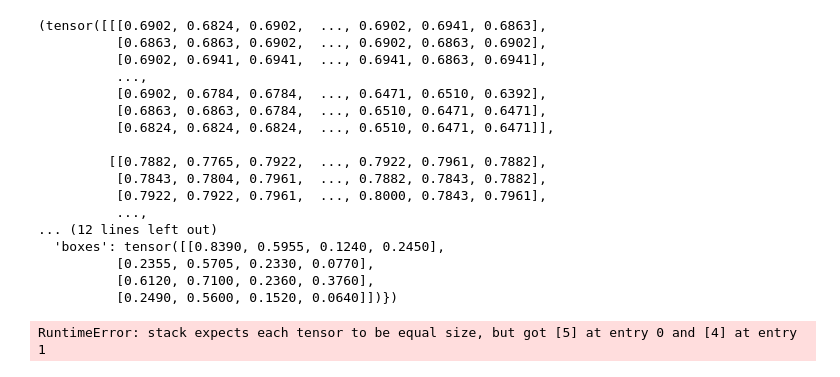
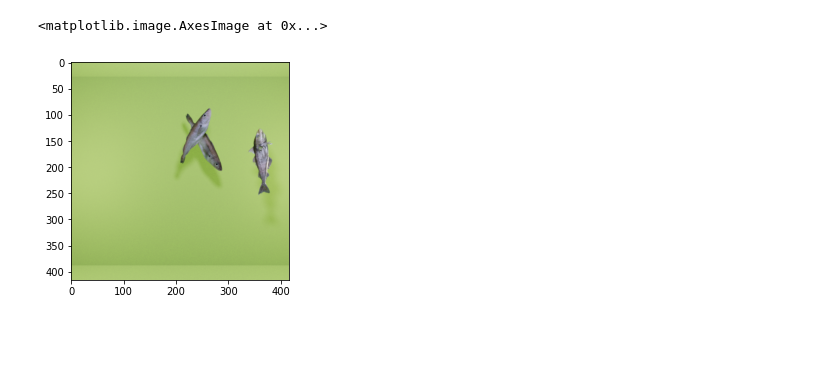
Before and after one commit to Napam/INF399-Master-DeepLearning, a Jupyter notebook: volume/Mock.ipynb, the cells around one changed output. Saved outputs shown, nothing was run; the diff lists cells and outputs as text; code cells hidden in the pictures; blank space fills up the shorter version.

```diff
--- a/volume/Mock.ipynb
+++ b/volume/Mock.ipynb
@@ -14,40 +20,22 @@ from torch.utils.data import Dataset, DataLoader
 # %%
 TORCH_CACHE_DIR = 'torch_cache'
+DATASET_DIR = '/mnt/blendervol/objdet_std_data'
 DATASET_DIR = '/mnt/blendervol/leftright_left_data'
-DATASET_DIR = '/mnt/blendervol/objdet_std_data'
 SQL_TABLE = 'bboxes_std'
 WEIGHTS_DIR = 'fish_statedicts'
 NUM_CLASSES=6+1
 
-gen = generators.TorchStandardDataset(
+gen = generators.TorchStereoDataset(
     data_dir = DATASET_DIR,
     table = SQL_TABLE,
     batch_size = 4,
     imgnrs = range(0,100),
     shuffle=False
 )
-# %%
-gen[0]
-# %% [output]
-(tensor([[[0.6902, 0.6824, 0.6902,  ..., 0.6902, 0.6941, 0.6863],
-          [0.6863, 0.6863, 0.6902,  ..., 0.6902, 0.6863, 0.6902],
-          [0.6902, 0.6941, 0.6941,  ..., 0.6941, 0.6863, 0.6941],
-          ...,
-          [0.6902, 0.6784, 0.6784,  ..., 0.6471, 0.6510, 0.6392],
-          [0.6863, 0.6863, 0.6784,  ..., 0.6510, 0.6471, 0.6471],
-          [0.6824, 0.6824, 0.6824,  ..., 0.6510, 0.6471, 0.6471]],
-
-         [[0.7882, 0.7765, 0.7922,  ..., 0.7922, 0.7961, 0.7882],
-          [0.7843, 0.7804, 0.7961,  ..., 0.7882, 0.7843, 0.7882],
-          [0.7922, 0.7922, 0.7961,  ..., 0.8000, 0.7843, 0.7961],
-          ...,
-... (12 lines left out)
-  'boxes': tensor([[0.8390, 0.5955, 0.1240, 0.2450],
-          [0.2355, 0.5705, 0.2330, 0.0770],
-          [0.6120, 0.7100, 0.2360, 0.3760],
-          [0.2490, 0.5600, 0.1520, 0.0640]])})
 # %%
-x, y = next(iter(DataLoader(gen, batch_size=2)))
-x
+x, y = next(iter(DataLoader(gen, batch_size=4, collate_fn = lambda x: tuple(zip(*x)))))
-# %% [output]
-RuntimeError: stack expects each tensor to be equal size, but got [5] at entry 0 and [4] at entry 1
+# %%
+plt.imshow(x[0][0][0].permute((1,2,0)).numpy())
+# %% [output]
+<matplotlib.image.AxesImage at 0x...>
+[figure, added]
```
Also changed, not shown: parts of 5 cells of this notebook, 3 other files.
